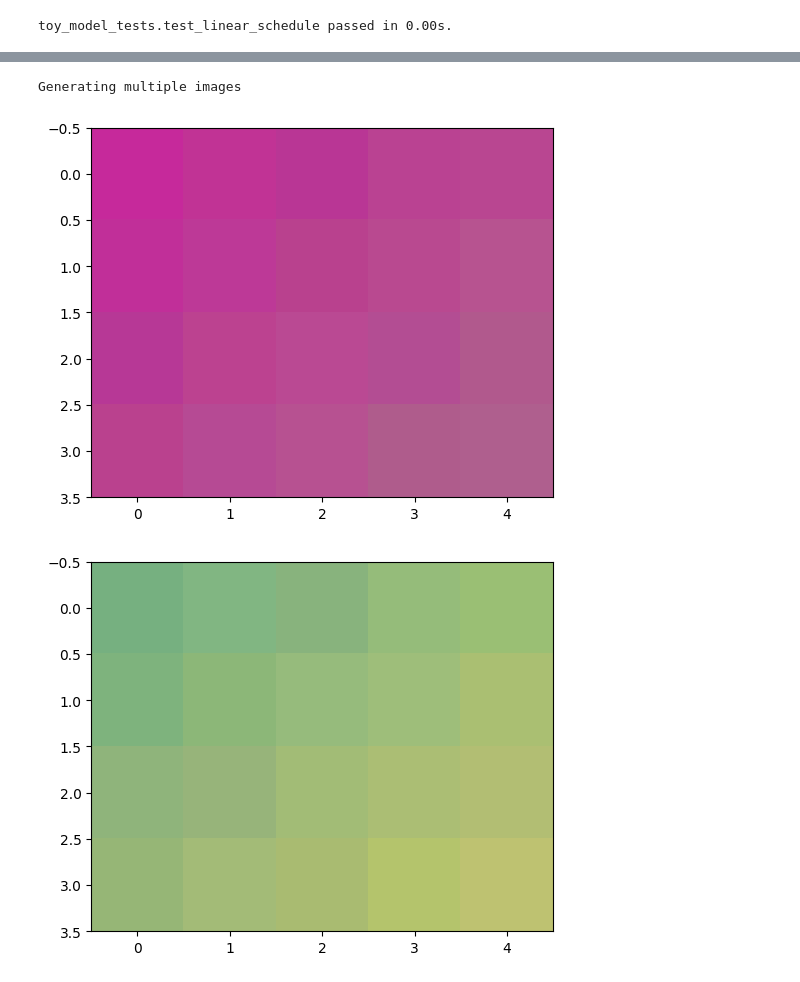
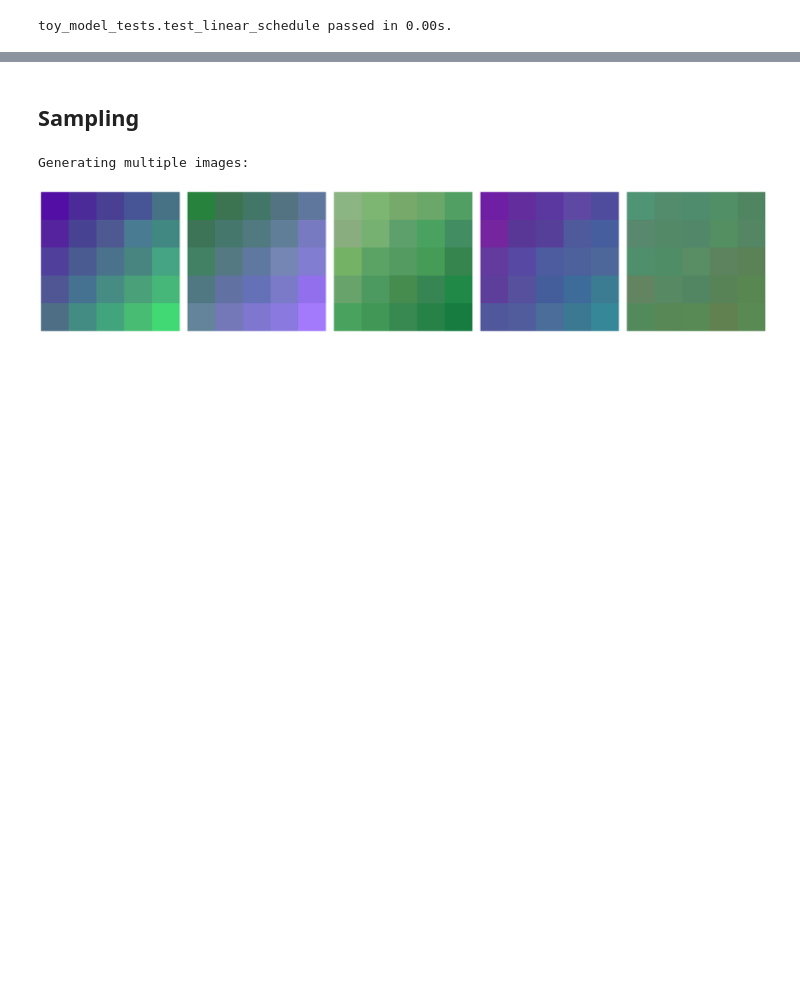
Before and after one commit to michaelyliu6/diffusion, a Jupyter notebook: toy_model.ipynb, the cells around one changed output, grey strips where cells are left out. Saved outputs shown, nothing was run; the diff lists cells and outputs as text; code cells hidden in the pictures; blank space fills up the shorter version.

```diff
--- a/toy_model.ipynb
+++ b/toy_model.ipynb
@@ -403,7 +363,7 @@ class DiffusionModel(nn.Module):
 @dataclass(frozen=True)
 class TinyDiffuserConfig:
     img_shape: tuple[int, ...]
-    hidden_size: int
+    d_model: int
     max_steps: int
 
 
@@ -427,9 +387,9 @@ class TinyDiffuser(DiffusionModel):
         assert len(config.img_shape) == 3
         num_pixels = int(reduce(mul, config.img_shape))
         self.model = nn.Sequential(
-            nn.Linear(num_pixels + 1, config.hidden_size),
+            nn.Linear(num_pixels + 1, config.d_model),
             nn.ReLU(),
-            nn.Linear(config.hidden_size, num_pixels),
+            nn.Linear(config.d_model, num_pixels),
             Rearrange(
                 "b (c h w) -> b c h w",
                 c=config.img_shape[0],
@@ -462,13 +422,13 @@ class TinyDiffuser(DiffusionModel):
         assert out.shape == (B, C, H, W)
         return out
 # %%
-img_shape = (3, 4, 5)
+img_shape = (3, 5, 5)
 n_images = 5
 imgs = gradient_images(n_images, img_shape)
 n_steps = t.zeros(imgs.size(0))
 model_config = TinyDiffuserConfig(img_shape, 16, 100)
 model = TinyDiffuser(model_config)
 out = model(imgs, n_steps)
-plot_img(out[0].detach(), "Noise prediction of untrained model")
+plot_images(out[0].detach().unsqueeze(0), ["Noise prediction of untrained model"])
 toy_model_tests.test_tiny_diffuser(TinyDiffuser, TinyDiffuserConfig)
 # %% [output]
@@ -501,7 +463,7 @@ def train(
     testset: Optional[TensorDataset] = None,
 ) -> DiffusionModel:
 
-    wandb.init(project="diffusion_models", config=config_dict, mode="disabled" if IS_CI else None)
+    wandb.init(project="diffusion_models", config=config_dict, mode="disabled" if config_dict["disable_wandb"] else None)
     config = wandb.config
     print(f"Training with config: {config}")
 
@@ -566,17 +528,19 @@ def train(
 # %%
 config: dict[str, Any] = dict(
     lr=1e-3,
-    image_shape=(3, 4, 5),
-    hidden_size=128,
-    epochs=20 if not IS_CI else 1,
+    image_shape=(3, 5, 5),
+    d_model=128,
+    epochs=20,
     max_steps=100,
     batch_size=128,
     img_log_interval=200,
     n_images_to_log=3,
-    n_images=50000 if not IS_CI else 10,
-    n_eval_images=1000 if not IS_CI else 10,
-    device=t.device("cuda") if t.cuda.is_available() else t.device("cpu"),
+    n_images=50000,
+    n_eval_images=1000,
+    device=torch_device,
+    disable_wandb=True
 )
+
 images = normalize_img(
     gradient_images(
         config["n_images"],
@@ -592,7 +556,7 @@ images = normalize_img(
 )
 test_set = TensorDataset(images)
 
-model_config = TinyDiffuserConfig(config["image_shape"], config["hidden_size"], config["max_steps"])
+model_config = TinyDiffuserConfig(config["image_shape"], config["d_model"], config["max_steps"])
 model = TinyDiffuser(model_config).to(config["device"])
 
 model = train(model, config, train_set, test_set)
@@ -628,3 +565,5 @@ Find logs at: ./wandb/run-20241211_032521-l5uv5t9w/logs
+# %% [markdown]
+## Sampling
 # %%
 def sample(model: DiffusionModel, n_samples: int, return_all_steps: bool = False) -> Union[t.Tensor, list[t.Tensor]]:
     """
@@ -670,13 +609,14 @@ def sample(model: DiffusionModel, n_samples: int, return_all_steps: bool = False
         return all_steps
     return x
 # %%
-print("Generating multiple images")
 assert isinstance(model, DiffusionModel)
+compiled_model = t.compile(model)
+print("Generating multiple images: ")
 with t.inference_mode():
-    samples = sample(model, 5)
-for s in samples:
-    plot_img(denormalize_img(s).cpu())
+    samples = sample(compiled_model, 5)
+
+images = [denormalize_img(s).cpu() for s in samples]
+plot_images(t.stack(images))
 # %% [output]
-Generating multiple images
+Generating multiple images:
-[figure, old version]
+[figure, new version]
-[figure, removed]
```
Also changed, not shown: parts of 23 cells of this notebook.
